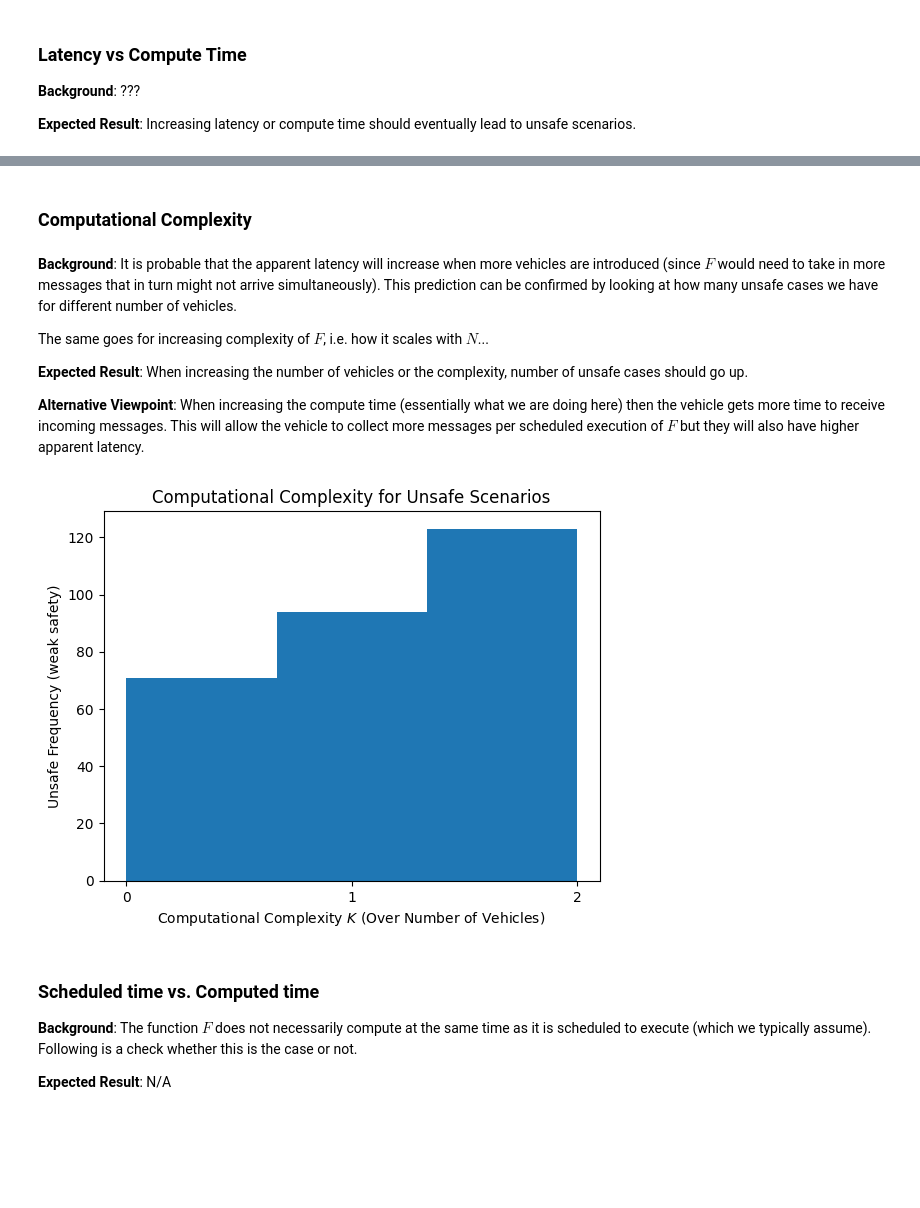
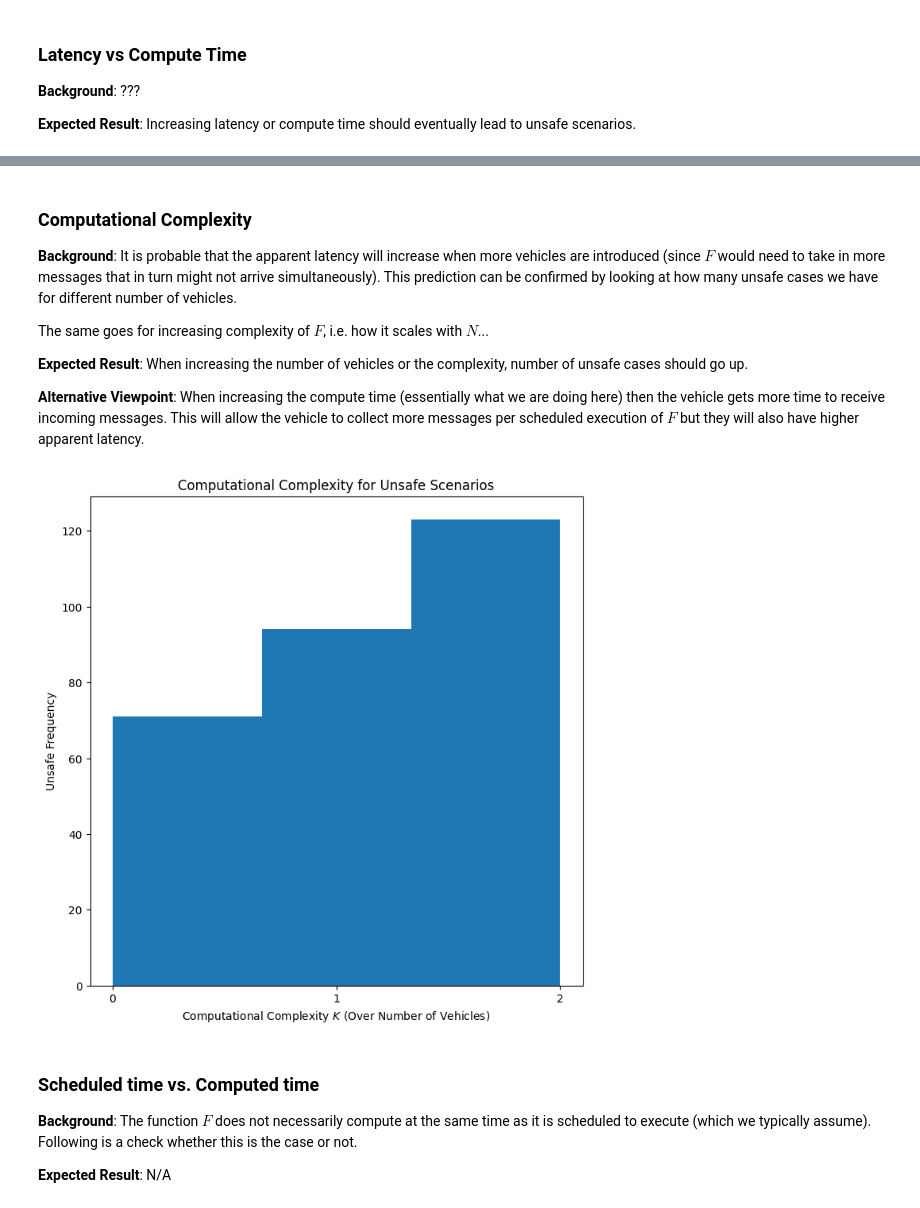
Before and after one commit to KTH-SML/kaarmu_svea, a Jupyter notebook: src/wp3_tests/notebooks/Decentralized Intelligence.ipynb, the cells around one changed output, grey strips where cells are left out. Drawn from its saved outputs; the diff is of its cells as text; code cells hidden in the pictures; blank space fills up the shorter version.

```diff
--- a/src/wp3_tests/notebooks/Decentralized Intelligence.ipynb
+++ b/src/wp3_tests/notebooks/Decentralized Intelligence.ipynb
@@ -457,16 +458,16 @@ None
 # %% [markdown]
 ### Computational Complexity
+
+**Background**:
+It is probable that the apparent latency will increase when more vehicles are introduced (since $F$ would need to take in more messages that in turn might not arrive simultaneously). This prediction can be confirmed by looking at how many unsafe cases we have for different number of vehicles.
+
+The same goes for increasing complexity of $F$, i.e. how it scales with $N$...
+
+**Expected Result**:
+When increasing the number of vehicles or the complexity, number of unsafe cases should go up.
+
+**Alternative Viewpoint**:
+When increasing the compute time (essentially what we are doing here) then the vehicle gets more time to receive incoming messages. This will allow the vehicle to collect more messages per scheduled execution of $F$ but they will also have higher apparent latency.
-# %% [markdown]
-**Background**:
-It is probable that the apparent latency will increase when more vehicles are introduced (since $F$ would need to take in more messages that in turn might not arrive simultaneously). This prediction can be confirmed by looking at how many unsafe cases we have for different number of vehicles.
-
-The same goes for increasing complexity of $F$, i.e. how it scales with $N$...
-
-**Expected Result**:
-When increasing the number of vehicles or the complexity, number of unsafe cases should go up.
-
-**Alternative Viewpoint**:
-When increasing the compute time (essentially what we are doing here) then the vehicle gets more time to receive incoming messages. This will allow the vehicle to collect more messages per scheduled execution of $F$ but they will also have higher apparent latency.
 # %%
 CRITERION = 'weak'
 EVENT_TIME = None
@@ -480,36 +481,36 @@ df = DATA[mask].copy()
 
 # Apply analysis on each test
 def analyze(df):
 
     return pd.DataFrame({
         'safe': safety(CRITERION, df, EVENT_TIME),
         'complexity': df['comp_ordr'].iat[0],
     }, index=[0])
 
 df = (df.groupby('test')
         .apply(analyze)
         .droplevel(-1))
 
 # We are only interested in unsafe scenarios
 mask = df['safe'] == False
 df = df[mask]
 
 # Create figure & axes
-fig, ax = plt.figure(), plt.gca()
+fig, ax = plt.figure(figsize=(8,8)), plt.gca()
 
 # Draw plots
 df['complexity'].plot(ax=ax,
                       kind='hist',
                       bins=3)
 
 ax.set_title('Computational Complexity for Unsafe Scenarios')
 ax.set_xlabel('Computational Complexity $K$ (Over Number of Vehicles)')
-ax.set_ylabel(f'Unsafe Frequency ({CRITERION} safety)')
+ax.set_ylabel(f'Unsafe Frequency')
 ax.set_xticks([0, 1, 2])
 
 None
 # %% [output]
-[figure, old version]
+[figure, new version]
 # %% [markdown]
 ### Scheduled time vs. Computed time
 **Background**: The function $F$ does not necessarily compute at the same time as it is scheduled to execute (which we typically assume). Following is a check whether this is the case or not.
```
Also changed, not shown: parts of 10 cells of this notebook.
